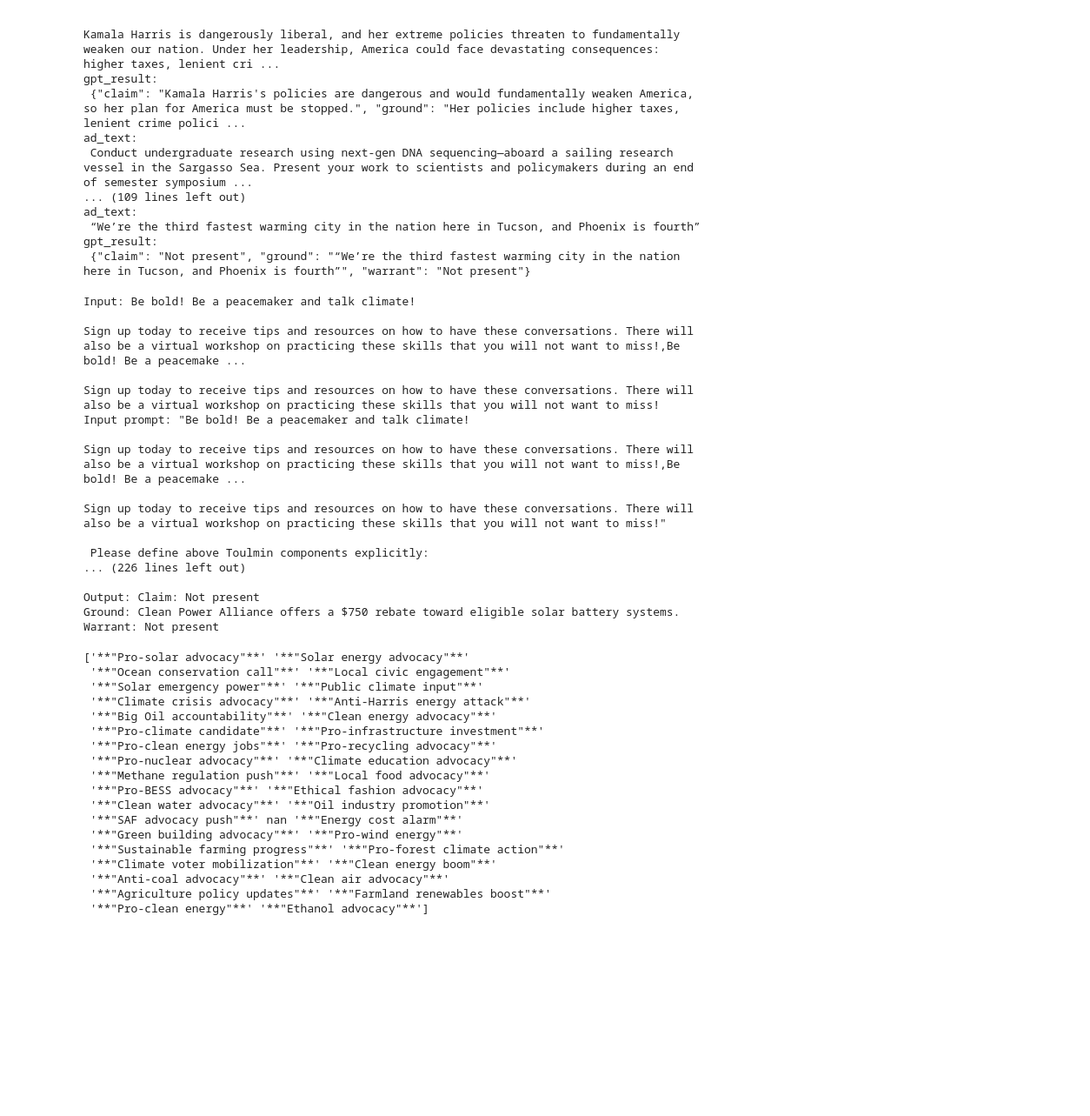
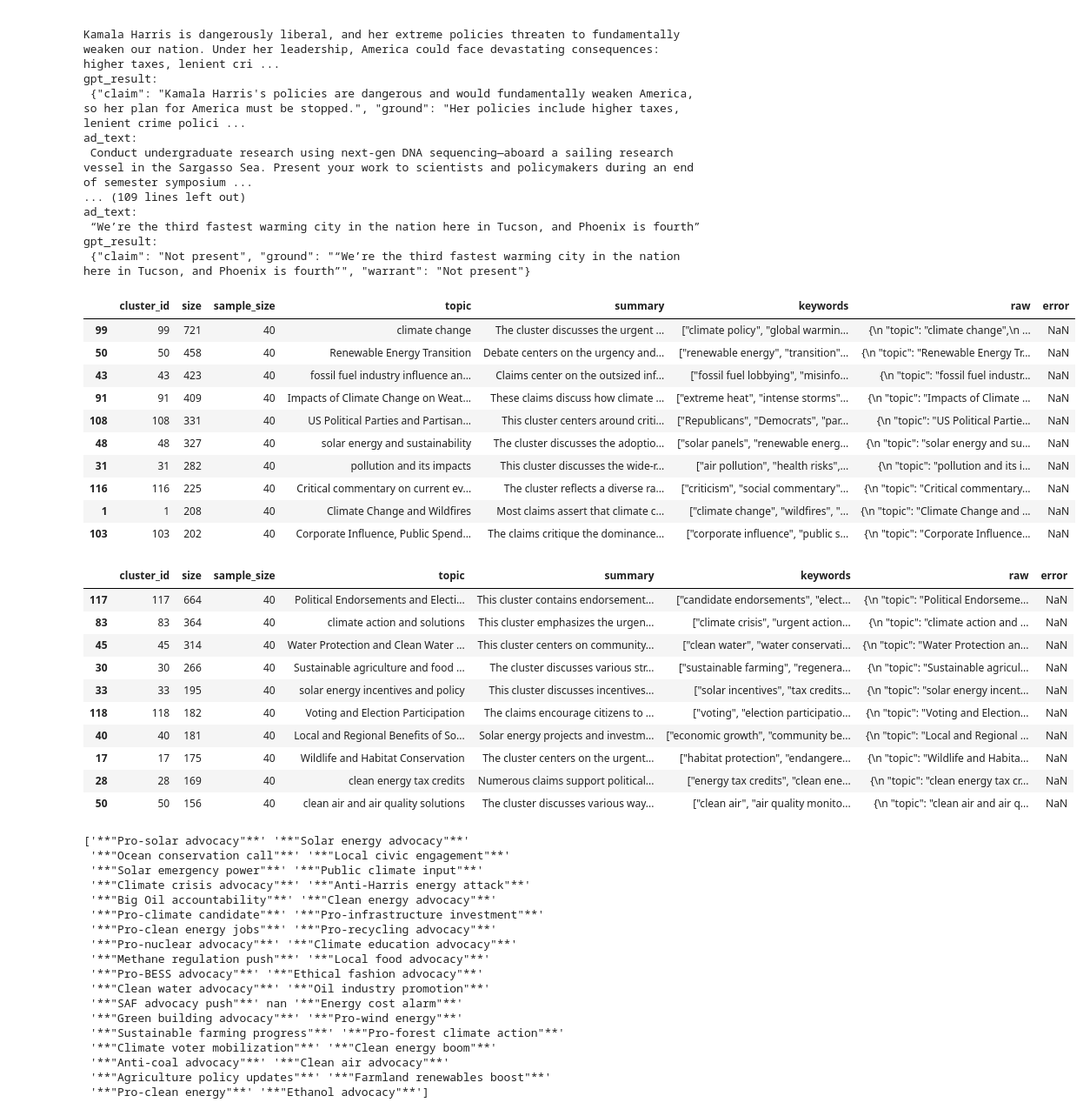
Before and after one commit to srs827/CS590-Project1, a Jupyter notebook: Toulmin_Claim_Extraction/scripts/review_result.ipynb, the cells around one changed output. Shown at 87% size. Cells and saved outputs as stored; diff of their text form; code cells hidden in the pictures; blank space fills up the shorter version.

Commit message:
Update Toulmin claim extraction outputs and scripts

```diff
--- a/Toulmin_Claim_Extraction/scripts/review_result.ipynb
+++ b/Toulmin_Claim_Extraction/scripts/review_result.ipynb
@@ -72,33 +192,20 @@ ad_text:
 gpt_result:
  {"claim": "Not present", "ground": "“We’re the third fastest warming city in the nation here in Tucson, and Phoenix is fourth”", "warrant": "Not present"}
 # %%
-inputs = df['input']
-input_prompts = df['input_prompt']
-responses = df['response']
+path = Path(r"../important_results/claim-cluster-bluesky.summaries.csv")
+df = pd.read_csv(path)
-# %%
-n = 10
-for i in range(n):
-    input = inputs[i]
-    input_prompt = input_prompts[i]
-    response = responses[i]
-    print(f"Input: {input}")
-    print(f"Input prompt: {input_prompt}\n\n")
-    print(f"Output: {response}\n\n")
-# %% [output]
-Input: Be bold! Be a peacemaker and talk climate!
-
-Sign up today to receive tips and resources on how to have these conversations. There will also be a virtual workshop on practicing these skills that you will not want to miss!,Be bold! Be a peacemake ...
-
-Sign up today to receive tips and resources on how to have these conversations. There will also be a virtual workshop on practicing these skills that you will not want to miss!
-Input prompt: "Be bold! Be a peacemaker and talk climate!
-
-Sign up today to receive tips and resources on how to have these conversations. There will also be a virtual workshop on practicing these skills that you will not want to miss!,Be bold! Be a peacemake ...
-
-Sign up today to receive tips and resources on how to have these conversations. There will also be a virtual workshop on practicing these skills that you will not want to miss!"
-
- Please define above Toulmin components explicitly:
-... (226 lines left out)
-
-Output: Claim: Not present
-Ground: Clean Power Alliance offers a $750 rebate toward eligible solar battery systems.
-Warrant: Not present
+# %%
+df_sorted = df.sort_values("size", ascending=False)
+df_sorted.head(10)
+# %% [output]
+|  | cluster_id | size | sample_size | topic | summary | keywords | raw | error |
+| 99 | 99 | 721 | 40 | climate change | The cluster discusses the urgent ... | ["climate policy", "global warmin... | {\n "topic": "climate change",\n ... | NaN |
+| 50 | 50 | 458 | 40 | Renewable Energy Transition | Debate centers on the urgency and... | ["renewable energy", "transition"... | {\n "topic": "Renewable Energy Tr... | NaN |
+| 43 | 43 | 423 | 40 | fossil fuel industry influence an... | Claims center on the outsized inf... | ["fossil fuel lobbying", "misinfo... | {\n "topic": "fossil fuel industr... | NaN |
+| 91 | 91 | 409 | 40 | Impacts of Climate Change on Weat... | These claims discuss how climate ... | ["extreme heat", "intense storms"... | {\n "topic": "Impacts of Climate ... | NaN |
+| 108 | 108 | 331 | 40 | US Political Parties and Partisan... | This cluster centers around criti... | ["Republicans", "Democrats", "par... | {\n "topic": "US Political Partie... | NaN |
+| 48 | 48 | 327 | 40 | solar energy and sustainability | The cluster discusses the adoptio... | ["solar panels", "renewable energ... | {\n "topic": "solar energy and su... | NaN |
+| 31 | 31 | 282 | 40 | pollution and its impacts | This cluster discusses the wide-r... | ["air pollution", "health risks",... | {\n "topic": "pollution and its i... | NaN |
+| 116 | 116 | 225 | 40 | Critical commentary on current ev... | The cluster reflects a diverse ra... | ["criticism", "social commentary"... | {\n "topic": "Critical commentary... | NaN |
+| 1 | 1 | 208 | 40 | Climate Change and Wildfires | Most claims assert that climate c... | ["climate change", "wildfires", "... | {\n "topic": "Climate Change and ... | NaN |
+| 103 | 103 | 202 | 40 | Corporate Influence, Public Spend... | The claims critique the dominance... | ["corporate influence", "public s... | {\n "topic": "Corporate Influence... | NaN |
@@ -105,3 +215,18 @@ Warrant: Not present
+# %%
+df_sorted = df.sort_values("size", ascending=False)
+df_sorted.head(10)
+# %% [output]
+|  | cluster_id | size | sample_size | topic | summary | keywords | raw | error |
+| 117 | 117 | 664 | 40 | Political Endorsements and Electi... | This cluster contains endorsement... | ["candidate endorsements", "elect... | {\n "topic": "Political Endorseme... | NaN |
+| 83 | 83 | 364 | 40 | climate action and solutions | This cluster emphasizes the urgen... | ["climate crisis", "urgent action... | {\n "topic": "climate action and ... | NaN |
+| 45 | 45 | 314 | 40 | Water Protection and Clean Water ... | This cluster centers on community... | ["clean water", "water conservati... | {\n "topic": "Water Protection an... | NaN |
+| 30 | 30 | 266 | 40 | Sustainable agriculture and food ... | The cluster discusses various str... | ["sustainable farming", "regenera... | {\n "topic": "Sustainable agricul... | NaN |
+| 33 | 33 | 195 | 40 | solar energy incentives and policy | This cluster discusses incentives... | ["solar incentives", "tax credits... | {\n "topic": "solar energy incent... | NaN |
+| 118 | 118 | 182 | 40 | Voting and Election Participation | The claims encourage citizens to ... | ["voting", "election participatio... | {\n "topic": "Voting and Election... | NaN |
+| 40 | 40 | 181 | 40 | Local and Regional Benefits of So... | Solar energy projects and investm... | ["economic growth", "community be... | {\n "topic": "Local and Regional ... | NaN |
+| 17 | 17 | 175 | 40 | Wildlife and Habitat Conservation | The cluster centers on the urgent... | ["habitat protection", "endangere... | {\n "topic": "Wildlife and Habita... | NaN |
+| 28 | 28 | 169 | 40 | clean energy tax credits | Numerous claims support political... | ["energy tax credits", "clean ene... | {\n "topic": "clean energy tax cr... | NaN |
+| 50 | 50 | 156 | 40 | clean air and air quality solutions | The cluster discusses various way... | ["clean air", "air quality monito... | {\n "topic": "clean air and air q... | NaN |
 # %%
 path = Path(r"../results/sample_500_meta_result_format_result_support_result.csv")
 df = pd.read_csv(path)
```
Also changed, not shown: parts of 34 cells of this notebook, 40 other files.
